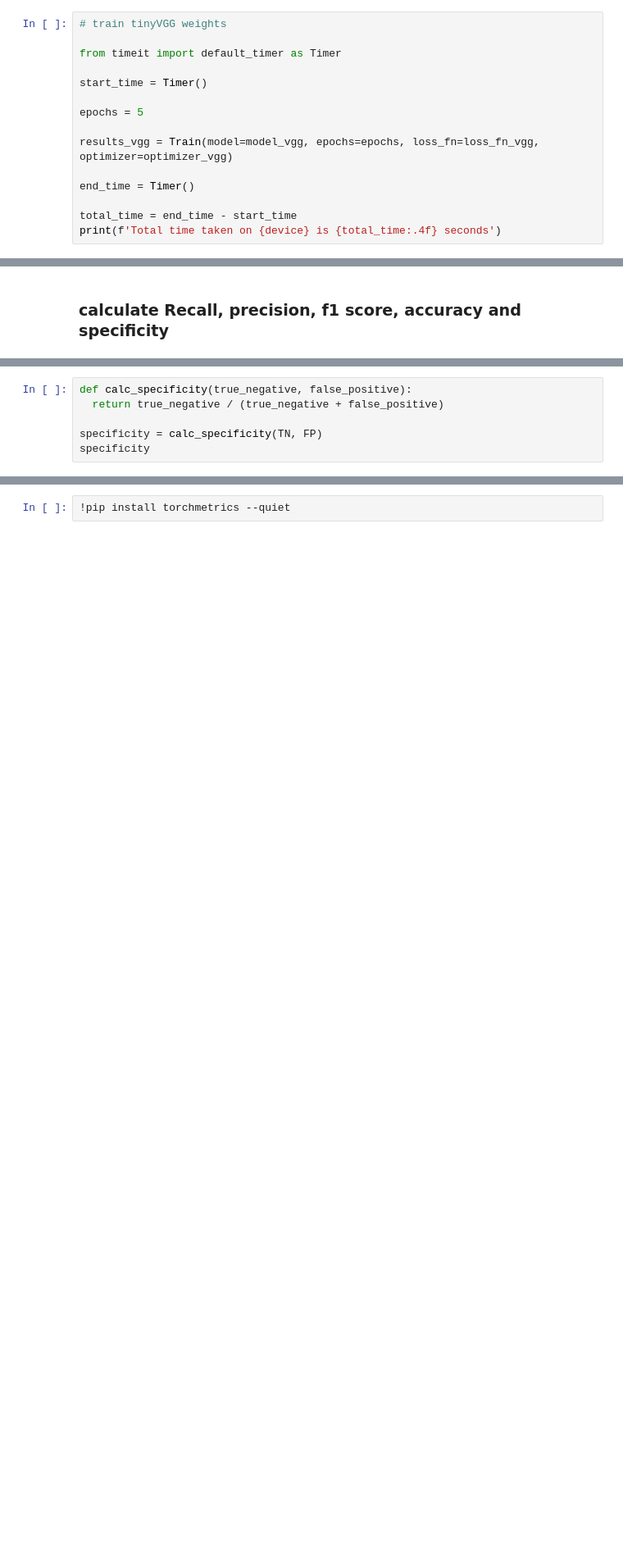
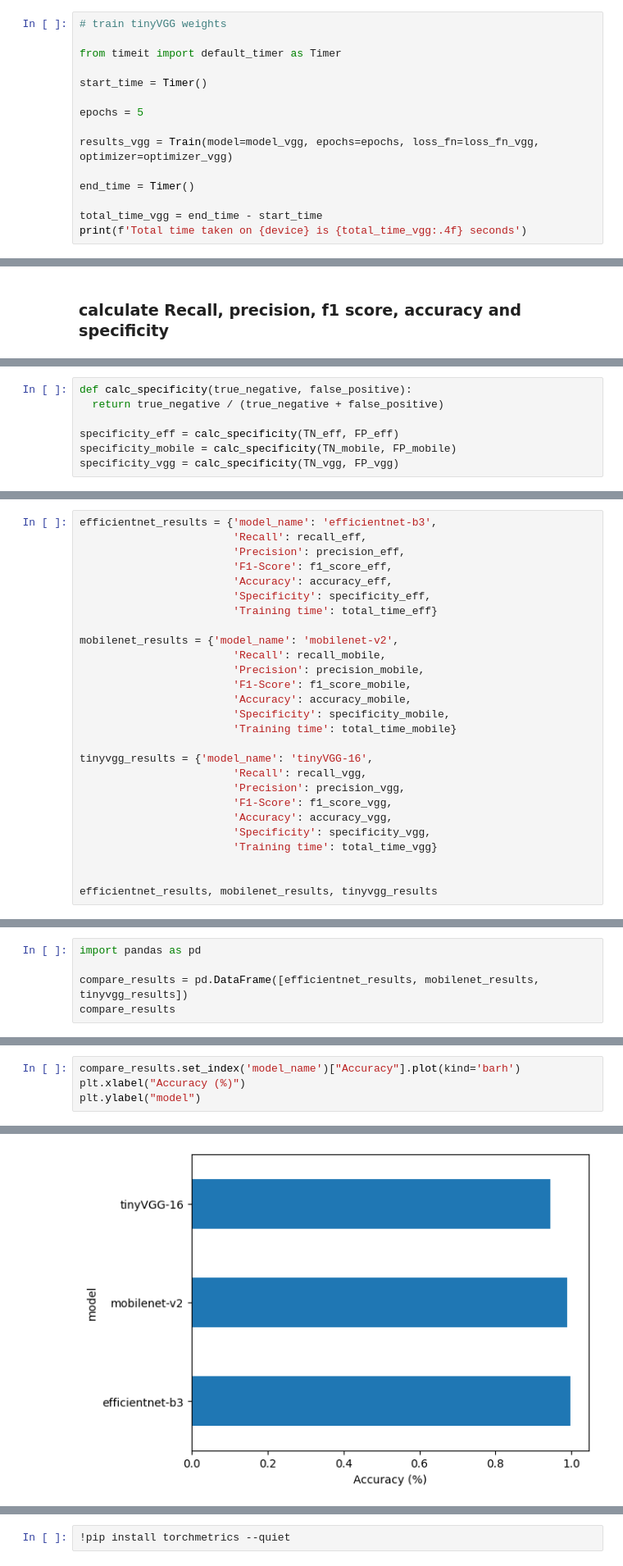
Before and after one commit to HritwikBhowmik/BAIUST-ML-workshop, a Jupyter notebook: BAIUST_foodfest_workshop.ipynb, the cells around one changed output, grey strips where cells are left out. Shown at 82% size. Drawn from its saved outputs; the diff is of its cells as text; blank space fills up the shorter version.

```diff
--- a/BAIUST_foodfest_workshop.ipynb
+++ b/BAIUST_foodfest_workshop.ipynb
@@ -622,5 +663,5 @@ results_vgg = Train(model=model_vgg, epochs=epochs, loss_fn=loss_fn_vgg, optimiz
 
 end_time = Timer()
 
-total_time = end_time - start_time
-print(f'Total time taken on {device} is {total_time:.4f} seconds')
+total_time_vgg = end_time - start_time
+print(f'Total time taken on {device} is {total_time_vgg:.4f} seconds')
@@ -748,5 +807,6 @@ accuracy
 def calc_specificity(true_negative, false_positive):
   return true_negative / (true_negative + false_positive)
 
-specificity = calc_specificity(TN, FP)
-specificity
+specificity_eff = calc_specificity(TN_eff, FP_eff)
+specificity_mobile = calc_specificity(TN_mobile, FP_mobile)
+specificity_vgg = calc_specificity(TN_vgg, FP_vgg)
@@ -766,0 +813,27 @@ Specifity: 0.9951706374758532
+# %%
+efficientnet_results = {'model_name': 'efficientnet-b3',
+                        'Recall': recall_eff,
+                        'Precision': precision_eff,
+                        'F1-Score': f1_score_eff,
+                        'Accuracy': accuracy_eff,
+                        'Specificity': specificity_eff,
+                        'Training time': total_time_eff}
+
+mobilenet_results = {'model_name': 'mobilenet-v2',
+                        'Recall': recall_mobile,
+                        'Precision': precision_mobile,
+                        'F1-Score': f1_score_mobile,
+                        'Accuracy': accuracy_mobile,
+                        'Specificity': specificity_mobile,
+                        'Training time': total_time_mobile}
+
+tinyvgg_results = {'model_name': 'tinyVGG-16',
+                        'Recall': recall_vgg,
+                        'Precision': precision_vgg,
+                        'F1-Score': f1_score_vgg,
+                        'Accuracy': accuracy_vgg,
+                        'Specificity': specificity_vgg,
+                        'Training time': total_time_vgg}
+
+
+efficientnet_results, mobilenet_results, tinyvgg_results
@@ -766,0 +858,5 @@ Specifity: 0.9951706374758532
+# %%
+import pandas as pd
+
+compare_results = pd.DataFrame([efficientnet_results, mobilenet_results, tinyvgg_results])
+compare_results
@@ -766,0 +868,5 @@ Specifity: 0.9951706374758532
+# %%
+compare_results.set_index('model_name')["Accuracy"].plot(kind='barh')
+plt.xlabel("Accuracy (%)")
+plt.ylabel("model")
+# %% [output]
@@ -766,0 +874 @@ Specifity: 0.9951706374758532
+[figure, added]
```
Also changed, not shown: parts of 41 cells of this notebook.
